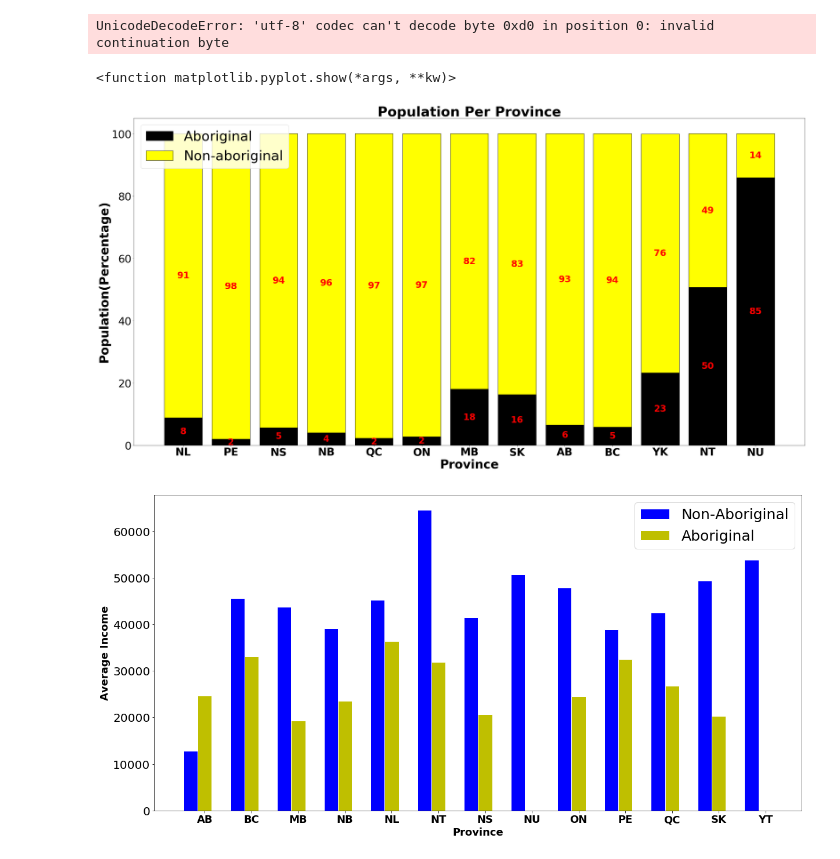
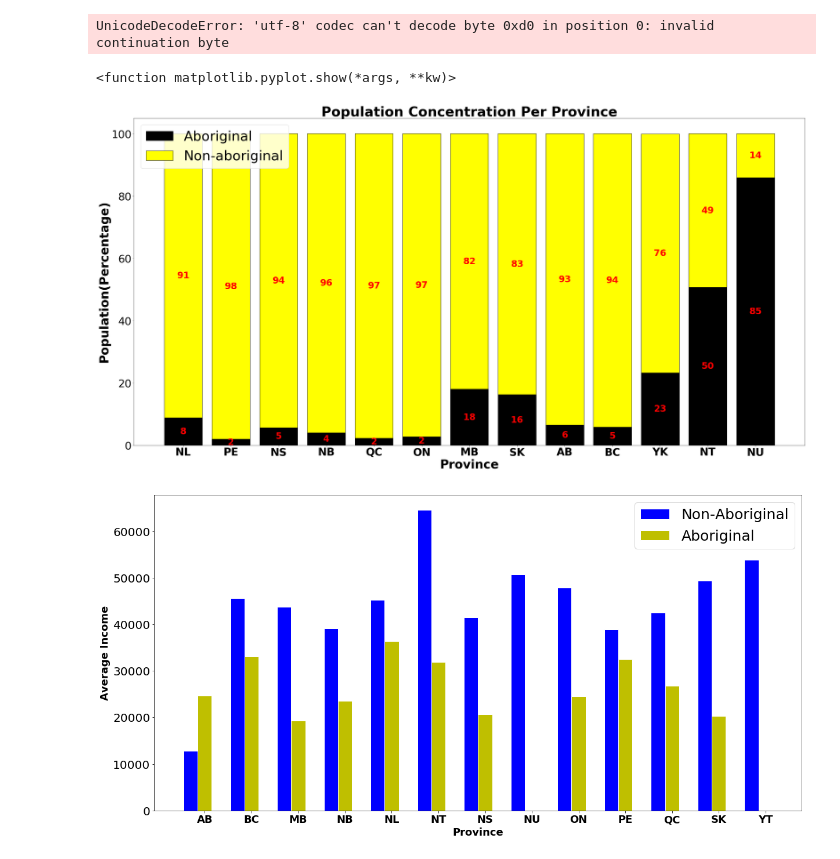
Before and after one commit to elsantonato/07-Project-1, a Jupyter notebook: Input/Aborig Population.ipynb, the cells around one changed output. Saved outputs shown, nothing was run; the diff lists cells and outputs as text; code cells hidden in the pictures.

```diff
--- a/Input/Aborig Population.ipynb
+++ b/Input/Aborig Population.ipynb
@@ -52,35 +52,35 @@ A = [8.9, 2, 5.7, 4.0, 2.3, 2.8, 18, 16.3, 6.5, 5.9, 23.3, 50.7, 85.9]
 B = [91.1, 98, 94.3, 96, 97.7, 97.2, 82, 83.7, 93.5, 94.1, 76.6, 49.3, 14.1]
 
 province=['NL', 'PE', 'NS', 'NB',
                  'QC', 'ON', 'MB', 'SK',
                  'AB', 'BC', 'YK', 'NT', 'NU']
 Class=['Aboriginal','Non-aboriginal']
 pos = np.arange(len(province))
 aboriginal=[8.9, 2, 5.7, 4.0, 2.3, 2.8, 18, 16.3, 6.5, 5.9, 23.3, 50.7, 85.9]
 non_aboriginal=[91.1, 98, 94.3, 96, 97.7, 97.2, 82, 83.7, 93.5, 94.1, 76.6, 49.3, 14.1]
 
 fig, ax = plt.subplots(figsize=(40,20))# width:20, height:3
 ax1 = plt.bar(pos,aboriginal,color='black',edgecolor='black')
 ax2 = plt.bar(pos,non_aboriginal,color='yellow',edgecolor='black',bottom=aboriginal)
 plt.tick_params(labelsize=35)
 plt.xticks(pos, province, rotation=0, fontsize=35,fontweight='bold')
 plt.xlabel('Province', fontsize=40,fontweight='bold')
 plt.ylabel('Population(Percentage)', fontsize=40,fontweight='bold')
-plt.title('Population Per Province',fontsize=45,fontweight='bold')
+plt.title('Population Concentration Per Province',fontsize=45,fontweight='bold')
 plt.legend(Class,loc=2, prop={'size': 45} )
 
 for r1, r2 in zip(ax1, ax2):
 
     h1 = r1.get_height()
     h2 = r2.get_height()
     plt.text(r1.get_x() + r1.get_width() / 2., h1 / 2., "%d" % h1, ha="center", va="center", color="red", fontsize=30, fontweight="bold")
     plt.text(r2.get_x() + r2.get_width() / 2., h1 + h2 / 2., "%d" % h2, ha="center", va="center", color="red", fontsize=30, fontweight="bold")
 
 plt.savefig('../Output/Population_Per_Province.jpeg', bbox_inches='tight')
 plt.show
 # %% [output]
 <function matplotlib.pyplot.show(*args, **kw)>
-[figure, old version]
+[figure, new version]
 # %%
 # set width of bar
 
```
Also changed, not shown: 1 other file.
